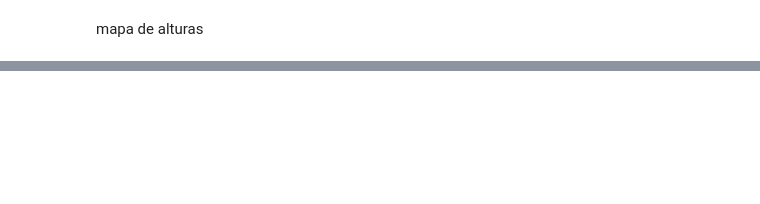
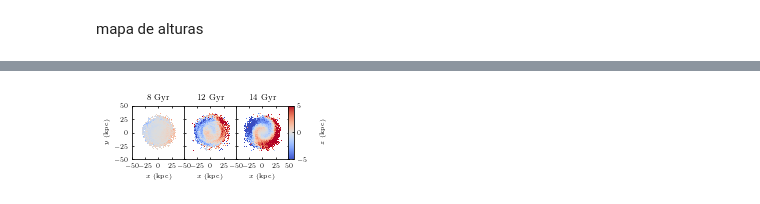
Before and after one commit to AndressaWille/Mestrado, a Jupyter notebook: interactions.ipynb, the cells around one changed output, grey strips where cells are left out. Cells and saved outputs as stored; diff of their text form; code cells hidden in the pictures; blank space fills up the shorter version.

Commit message:
add subplot map z e vz

```diff
--- a/interactions.ipynb
+++ b/interactions.ipynb
@@ -374,0 +508,19 @@ consertar - subplots?
+# %%
+plt.rcParams['figure.figsize'  ] = (3.5,1.4)
+plt.rcParams['font.size'       ] = 7
+plt.rcParams['legend.fontsize' ] = 7
+plt.rcParams['legend.frameon'  ] = False
+plt.rcParams['font.family'     ] = 'STIXGeneral'
+plt.rcParams['mathtext.fontset'] = 'stix'
+plt.rcParams['xtick.direction' ] = 'in'
+plt.rcParams['ytick.direction' ] = 'in'
+plt.rcParams['xtick.top'       ] = True
+plt.rcParams['ytick.right'     ] = True
+plt.rcParams['xtick.major.size'] = 2
+plt.rcParams['xtick.minor.size'] = 0
+plt.rcParams['ytick.major.size'] = 2
+plt.rcParams['ytick.minor.size'] = 0
+plt.rcParams['xtick.major.width'] = 0.75
+plt.rcParams['xtick.minor.width'] = 0
+plt.rcParams['ytick.major.width'] = 0.75
+plt.rcParams['ytick.minor.width'] = 0
@@ -489,0 +608,39 @@ for p, path in enumerate(paths):
+# %%
+fig, (ax1, ax2, ax3) = plt.subplots(nrows=1, ncols=3)
+
+ax1.set_title("8 Gyr")
+ax2.set_title("12 Gyr")
+ax3.set_title("14 Gyr")
+
+im1 = ax1.imshow(Qlist[0].T, extent=extent, origin='lower', cmap="coolwarm", interpolation='nearest',
+                 vmin=-5.0, vmax=5.0)
+im2 = ax2.imshow(Qlist[1].T, extent=extent, origin='lower', cmap="coolwarm", interpolation='nearest',
+                 vmin=-5.0, vmax=5.0)
+im3 = ax3.imshow(Qlist[2].T, extent=extent, origin='lower', cmap="coolwarm", interpolation='nearest',
+                 vmin=-5.0, vmax=5.0)
+
+for ax in fig.get_axes():
+    ax.set_xlabel(r'$x$ (kpc)')
+    ax.set_ylabel(r'$y$ (kpc)')
+    ax.set_xlim(-50,50)
+    ax.set_xticks(np.arange(-50,50,25))
+    ax.xaxis.set_minor_locator(MultipleLocator(1))
+    ax.set_ylim(-50,50)
+    ax.set_yticks(np.arange(-50,50,25))
+    ax.yaxis.set_minor_locator(MultipleLocator(0.5))
+    ax.label_outer()
+ax3.set_xticks(np.arange(-50,51,25))
+ax1.set_yticks(np.arange(-50,51,25))
+
+fig.subplots_adjust(right=0.9)
+
+#cax1 = fig.add_axes([0.85, 0.27, 0.025, 0.54])
+cax1 = fig.add_axes([0.81, 0.28, 0.020, 0.53])
+cb1  = plt.colorbar(im1, cax=cax1)
+cb1.set_label(r'$z$ (kpc)', labelpad=12)
+
+fig.subplots_adjust(left=0.3, bottom=0.5, top=1.8, right=3.0, hspace=0.0, wspace=0.0)
+plt.tight_layout()
+plt.savefig('mapz_1-30.png', dpi=200)
+# %% [output]
+[figure, added]
```
Also changed, not shown: parts of 16 cells of this notebook.
